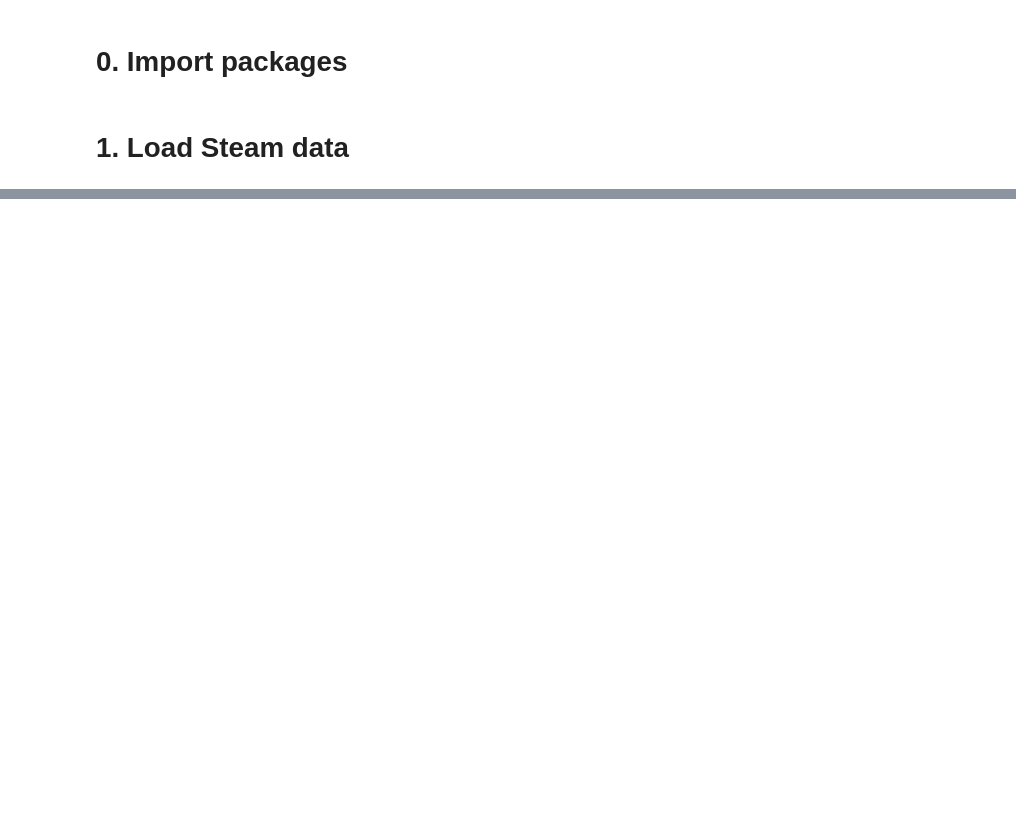
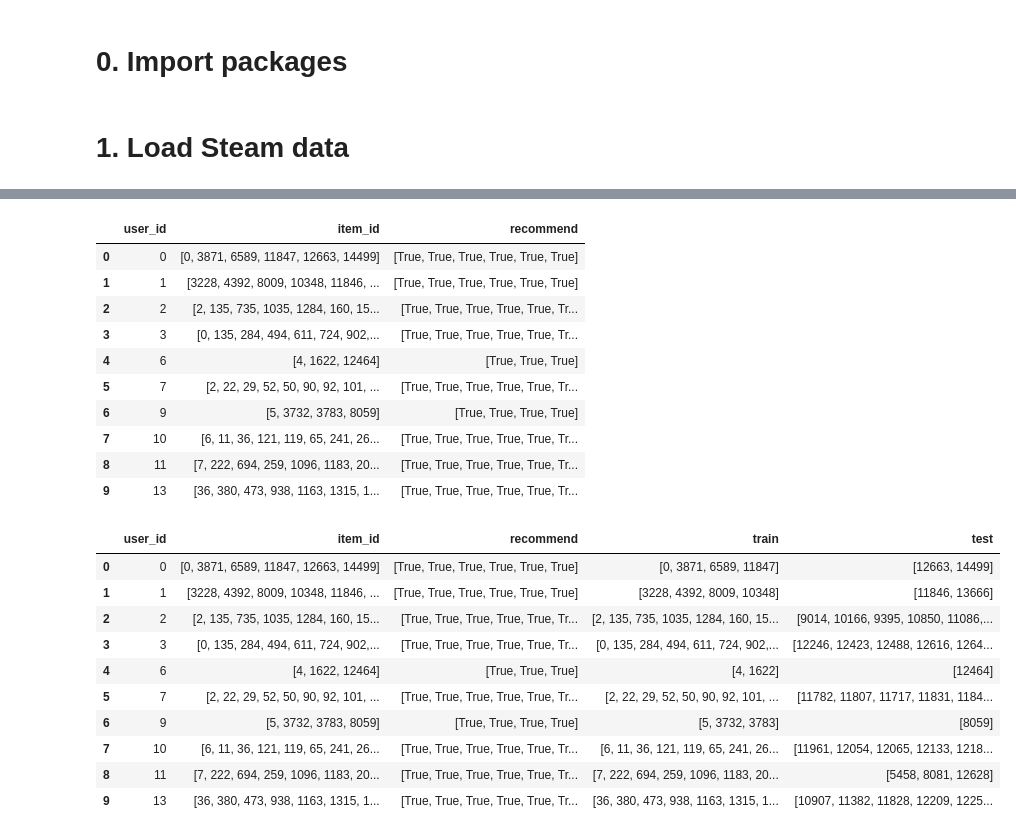
Before and after one commit to stijnrosaer/project-ai, a Jupyter notebook: notebooks/data-tests.ipynb, the cells around one changed output, grey strips where cells are left out. Cells and saved outputs as stored; diff of their text form; code cells hidden in the pictures; blank space fills up the shorter version.

```diff
--- a/notebooks/data-tests.ipynb
+++ b/notebooks/data-tests.ipynb
@@ -103,0 +323,37 @@ Reading 25799 rows.
+# %%
+#Session-based split:
+sessions_df = interactions_df_processed.groupby(by='user_id', as_index=False)[['item_id', "recommend"]].agg(list)
+display(sessions_df.head(10))
+
+def split(items, percentage_train):
+  no_train_items = math.floor(len(items) * percentage_train)
+  return items[0:no_train_items], items[no_train_items:]
+
+percentage_train = 0.8
+sessions_df['train'] = sessions_df['item_id'].apply(lambda items: split(items, percentage_train)[0])
+sessions_df['test'] = sessions_df['item_id'].apply(lambda items: split(items, percentage_train)[1])
+
+sessions_df.head(10)
+# %% [output]
+|  | user_id | item_id | recommend |
+| 0 | 0 | [0, 3871, 6589, 11847, 12663, 14499] | [True, True, True, True, True, True] |
+| 1 | 1 | [3228, 4392, 8009, 10348, 11846, ... | [True, True, True, True, True, True] |
+| 2 | 2 | [2, 135, 735, 1035, 1284, 160, 15... | [True, True, True, True, True, Tr... |
+| 3 | 3 | [0, 135, 284, 494, 611, 724, 902,... | [True, True, True, True, True, Tr... |
+| 4 | 6 | [4, 1622, 12464] | [True, True, True] |
+| 5 | 7 | [2, 22, 29, 52, 50, 90, 92, 101, ... | [True, True, True, True, True, Tr... |
+| 6 | 9 | [5, 3732, 3783, 8059] | [True, True, True, True] |
+| 7 | 10 | [6, 11, 36, 121, 119, 65, 241, 26... | [True, True, True, True, True, Tr... |
+| 8 | 11 | [7, 222, 694, 259, 1096, 1183, 20... | [True, True, True, True, True, Tr... |
+| 9 | 13 | [36, 380, 473, 938, 1163, 1315, 1... | [True, True, True, True, True, Tr... |
+|  | user_id | item_id | recommend | train | test |
+| 0 | 0 | [0, 3871, 6589, 11847, 12663, 14499] | [True, True, True, True, True, True] | [0, 3871, 6589, 11847] | [12663, 14499] |
+| 1 | 1 | [3228, 4392, 8009, 10348, 11846, ... | [True, True, True, True, True, True] | [3228, 4392, 8009, 10348] | [11846, 13666] |
+| 2 | 2 | [2, 135, 735, 1035, 1284, 160, 15... | [True, True, True, True, True, Tr... | [2, 135, 735, 1035, 1284, 160, 15... | [9014, 10166, 9395, 10850, 11086,... |
+| 3 | 3 | [0, 135, 284, 494, 611, 724, 902,... | [True, True, True, True, True, Tr... | [0, 135, 284, 494, 611, 724, 902,... | [12246, 12423, 12488, 12616, 1264... |
+| 4 | 6 | [4, 1622, 12464] | [True, True, True] | [4, 1622] | [12464] |
+| 5 | 7 | [2, 22, 29, 52, 50, 90, 92, 101, ... | [True, True, True, True, True, Tr... | [2, 22, 29, 52, 50, 90, 92, 101, ... | [11782, 11807, 11717, 11831, 1184... |
+| 6 | 9 | [5, 3732, 3783, 8059] | [True, True, True, True] | [5, 3732, 3783] | [8059] |
+| 7 | 10 | [6, 11, 36, 121, 119, 65, 241, 26... | [True, True, True, True, True, Tr... | [6, 11, 36, 121, 119, 65, 241, 26... | [11961, 12054, 12065, 12133, 1218... |
+| 8 | 11 | [7, 222, 694, 259, 1096, 1183, 20... | [True, True, True, True, True, Tr... | [7, 222, 694, 259, 1096, 1183, 20... | [5458, 8081, 12628] |
+| 9 | 13 | [36, 380, 473, 938, 1163, 1315, 1... | [True, True, True, True, True, Tr... | [36, 380, 473, 938, 1163, 1315, 1... | [10907, 11382, 11828, 12209, 1225... |
```
Also changed, not shown: parts of 17 cells of this notebook.
